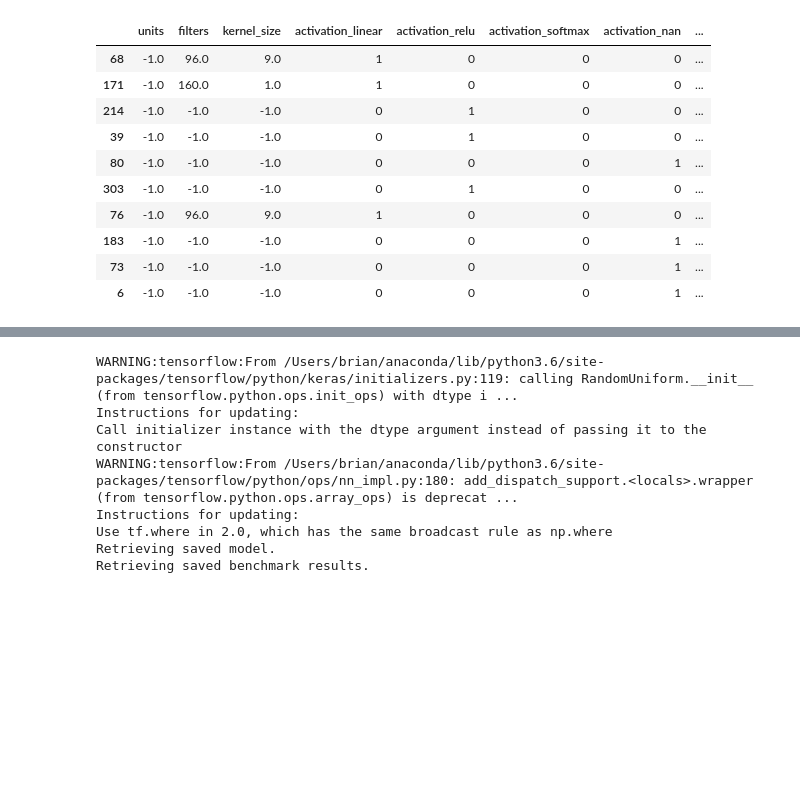
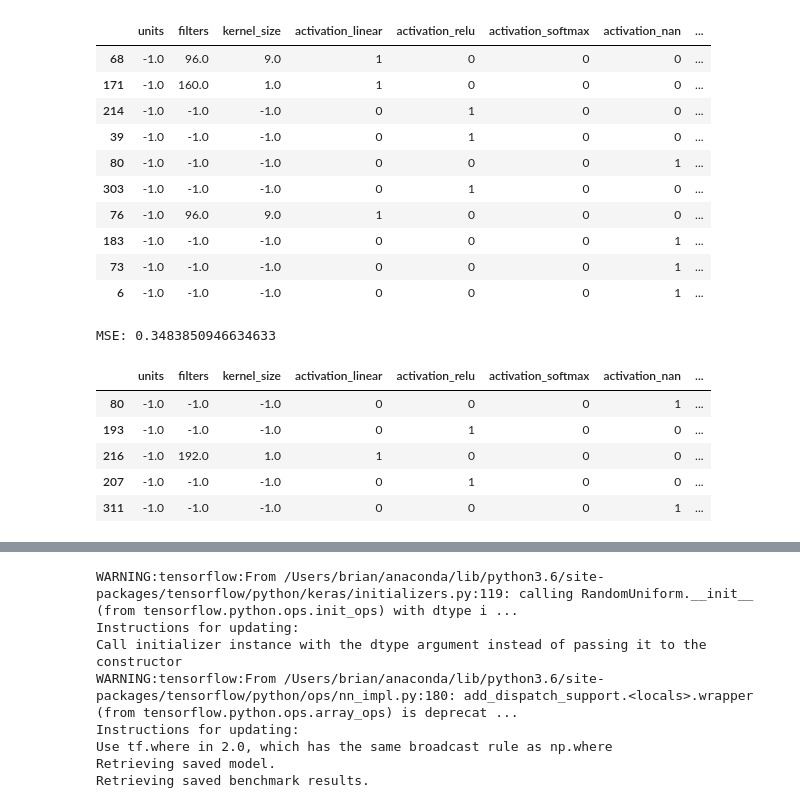
Before and after one commit to brian-yu/nn-regressors, a Jupyter notebook: benchmarks_and_regression.ipynb, the cells around one changed output, grey strips where cells are left out. Drawn from its saved outputs; the diff is of its cells as text; code cells hidden in the pictures; blank space fills up the shorter version.

Commit message:
Add polynomial stacked regressor

```diff
--- a/benchmarks_and_regression.ipynb
+++ b/benchmarks_and_regression.ipynb
@@ -152,6 +153,7 @@ def stacked_regression_model(data, column):
 # %%
 from sklearn.preprocessing import PolynomialFeatures
 from sklearn import linear_model
+from sklearn.linear_model import LinearRegression
 
 def stacked_regression_model_2(data, column):
 
@@ -159,7 +161,7 @@ def stacked_regression_model_2(data, column):
     y = data[column]  # Labels
 
     poly = Pipeline([
-        ('poly', PolynomialFeatures(degree=3)),
+        ('poly', PolynomialFeatures(degree=5)),
         ('linear', LinearRegression(fit_intercept=False))
     ])
 
@@ -171,7 +173,7 @@ def stacked_regression_model_2(data, column):
     ]
     reg = StackingRegressor(
         estimators=estimators,
-#         final_estimator=RandomForestRegressor(n_estimators=1000, random_state=RANDOM_SEED)
+        final_estimator=RandomForestRegressor(n_estimators=1000, random_state=RANDOM_SEED)
     )
 
     X_train, X_test, y_train, y_test = train_test_split(X, y, test_size=0.3)
@@ -406,3 +408,20 @@ MSE: 1094164.5002207097
 | 183 | -1.0 | -1.0 | -1.0 | 0 | 0 | 0 | 1 | ... |
 | 73 | -1.0 | -1.0 | -1.0 | 0 | 0 | 0 | 1 | ... |
 | 6 | -1.0 | -1.0 | -1.0 | 0 | 0 | 0 | 1 | ... |
+# %%
+#lstm stacked avg ms
+sr2, X_test, y_test = stacked_regression_model_2(cleaned, '[avg ms]')
+
+y_pred = sr2.predict(X_test)
+
+print("MSE:", mean_squared_error(y_test, y_pred))
+
+pd.concat([X_test, pd.DataFrame({'avg_ms_actual': y_test, 'avg_ms_pred': y_pred})], axis=1).head()
+# %% [output]
+MSE: 0.3483850946634633
+|  | units | filters | kernel_size | activation_linear | activation_relu | activation_softmax | activation_nan | ... |
+| 80 | -1.0 | -1.0 | -1.0 | 0 | 0 | 0 | 1 | ... |
+| 193 | -1.0 | -1.0 | -1.0 | 0 | 1 | 0 | 0 | ... |
+| 216 | -1.0 | 192.0 | 1.0 | 1 | 0 | 0 | 0 | ... |
+| 207 | -1.0 | -1.0 | -1.0 | 0 | 1 | 0 | 0 | ... |
+| 311 | -1.0 | -1.0 | -1.0 | 0 | 0 | 0 | 1 | ... |
```
Also changed, not shown: parts of 4 cells of this notebook, 2 other files.
